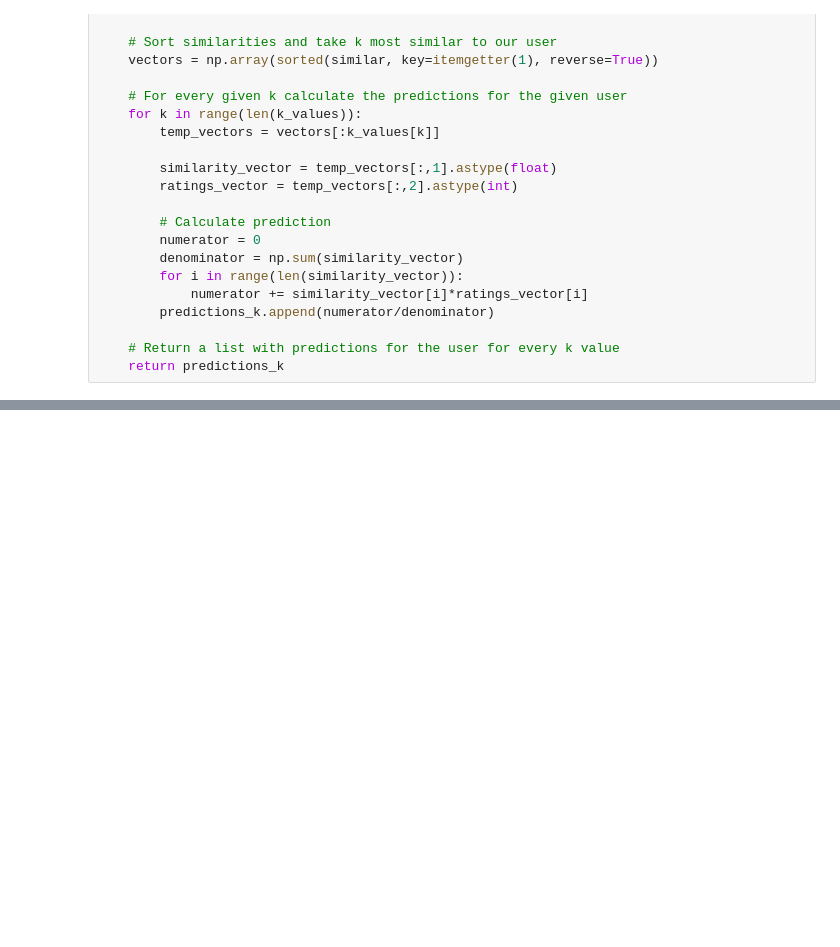
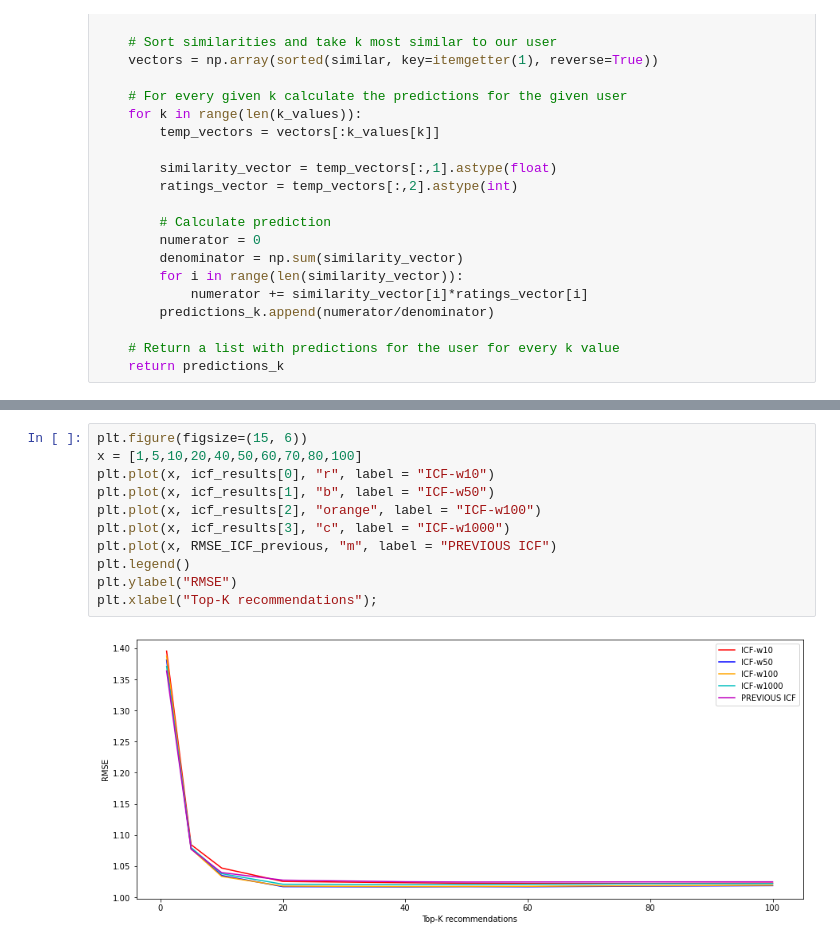
Before and after one commit to lkostakis/recomender-systems-algorithms, a Jupyter notebook: ask2.ipynb, the cells around one changed output, grey strips where cells are left out. Saved outputs shown, nothing was run; the diff lists cells and outputs as text; blank space fills up the shorter version.

```diff
--- a/ask2.ipynb
+++ b/ask2.ipynb
@@ -443,0 +537,13 @@ results
+# %%
+plt.figure(figsize=(15, 6))
+x = [1,5,10,20,40,50,60,70,80,100]
+plt.plot(x, icf_results[0], "r", label = "ICF-w10")
+plt.plot(x, icf_results[1], "b", label = "ICF-w50")
+plt.plot(x, icf_results[2], "orange", label = "ICF-w100")
+plt.plot(x, icf_results[3], "c", label = "ICF-w1000")
+plt.plot(x, RMSE_ICF_previous, "m", label = "PREVIOUS ICF")
+plt.legend()
+plt.ylabel("RMSE")
+plt.xlabel("Top-K recommendations");
+# %% [output]
+[figure, added]
```
Also changed, not shown: parts of 34 cells of this notebook.
